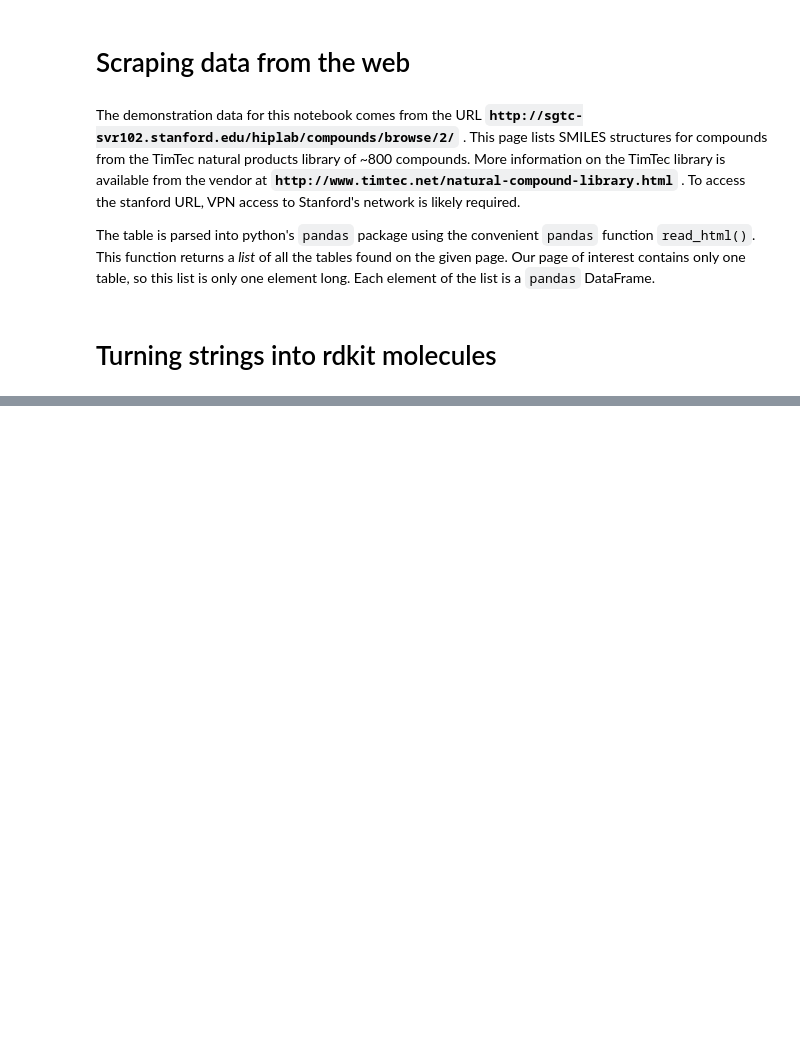
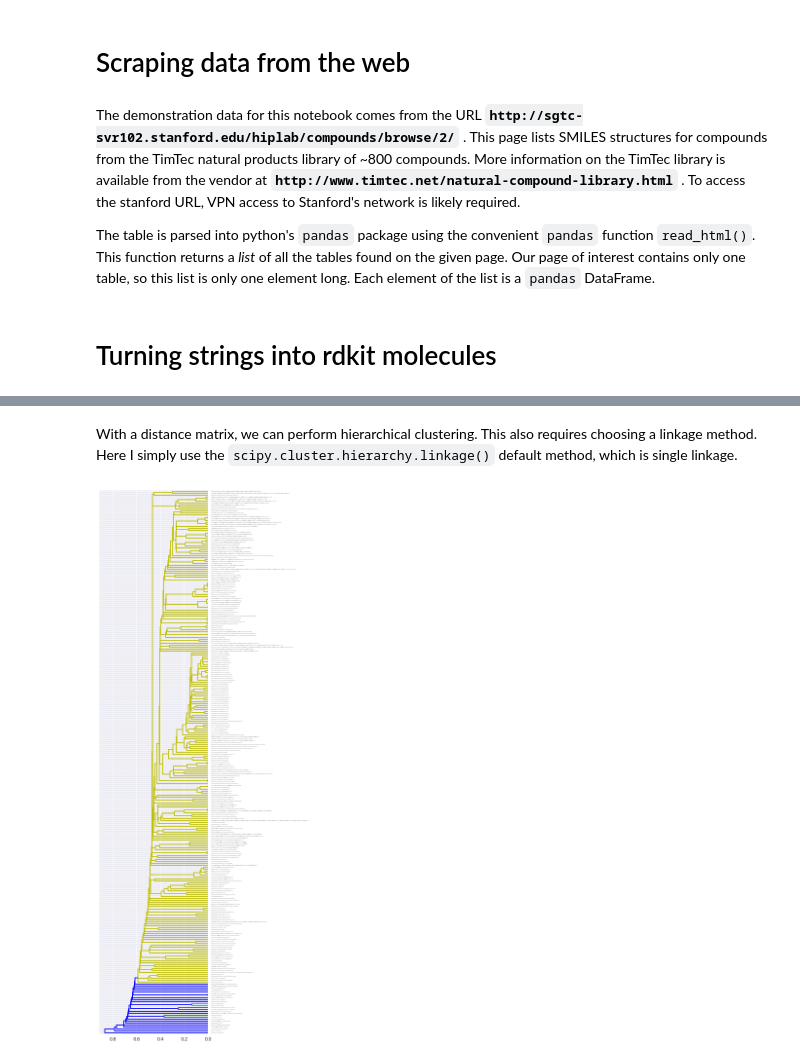
Before and after one commit to tentrillion/ipython_notebooks, a Jupyter notebook: analyzing_structures_of_SGTC_compound_libraries.ipynb, the cells around one changed output, grey strips where cells are left out. Saved outputs shown, nothing was run; the diff lists cells and outputs as text; code cells hidden in the pictures; blank space fills up the shorter version.

```diff
--- a/analyzing_structures_of_SGTC_compound_libraries.ipynb
+++ b/analyzing_structures_of_SGTC_compound_libraries.ipynb
@@ -113,0 +97,18 @@ for counter, index in enumerate(first_twenty_indices):
+# %% [markdown]
+With a distance matrix, we can perform hierarchical clustering.  This also requires choosing a linkage method.  Here I simply use the `scipy.cluster.hierarchy.linkage()` default method, which is single linkage.
+# %%
+# https://joernhees.de/blog/2015/08/26/scipy-hierarchical-clustering-and-dendrogram-tutorial/
+z = hc.linkage(dist_mat, metric='jaccard')
+plt.figure(figsize=[4, 20])
+dendrogram = hc.dendrogram(z,
+                           orientation = 'left',
+
+                           labels = dist_df.columns,
+                           show_leaf_counts = True,
+                           show_contracted = True,
+                           leaf_font_size = 2
+                          )
+
+plt.show()
+# %% [output]
+[figure, added]
```
Also changed, not shown: parts of 21 cells of this notebook.
